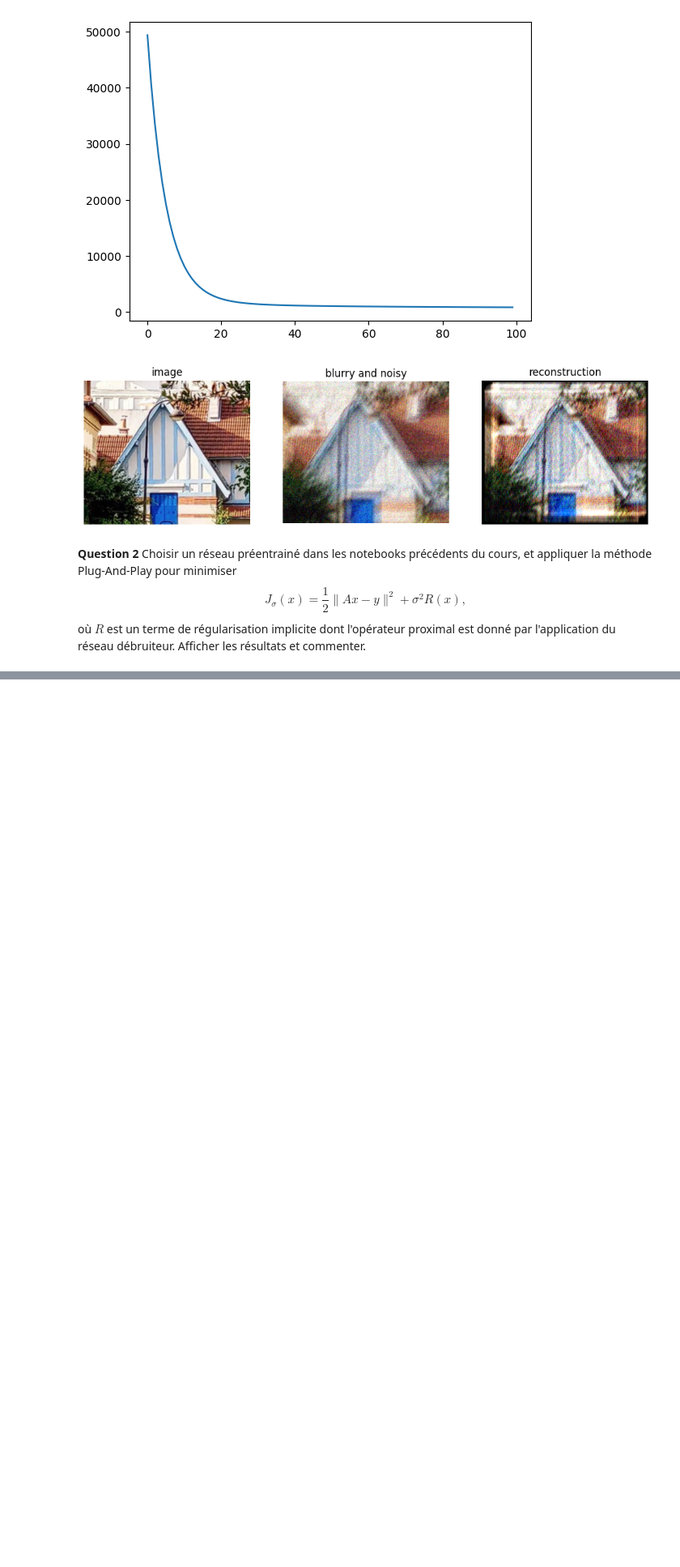
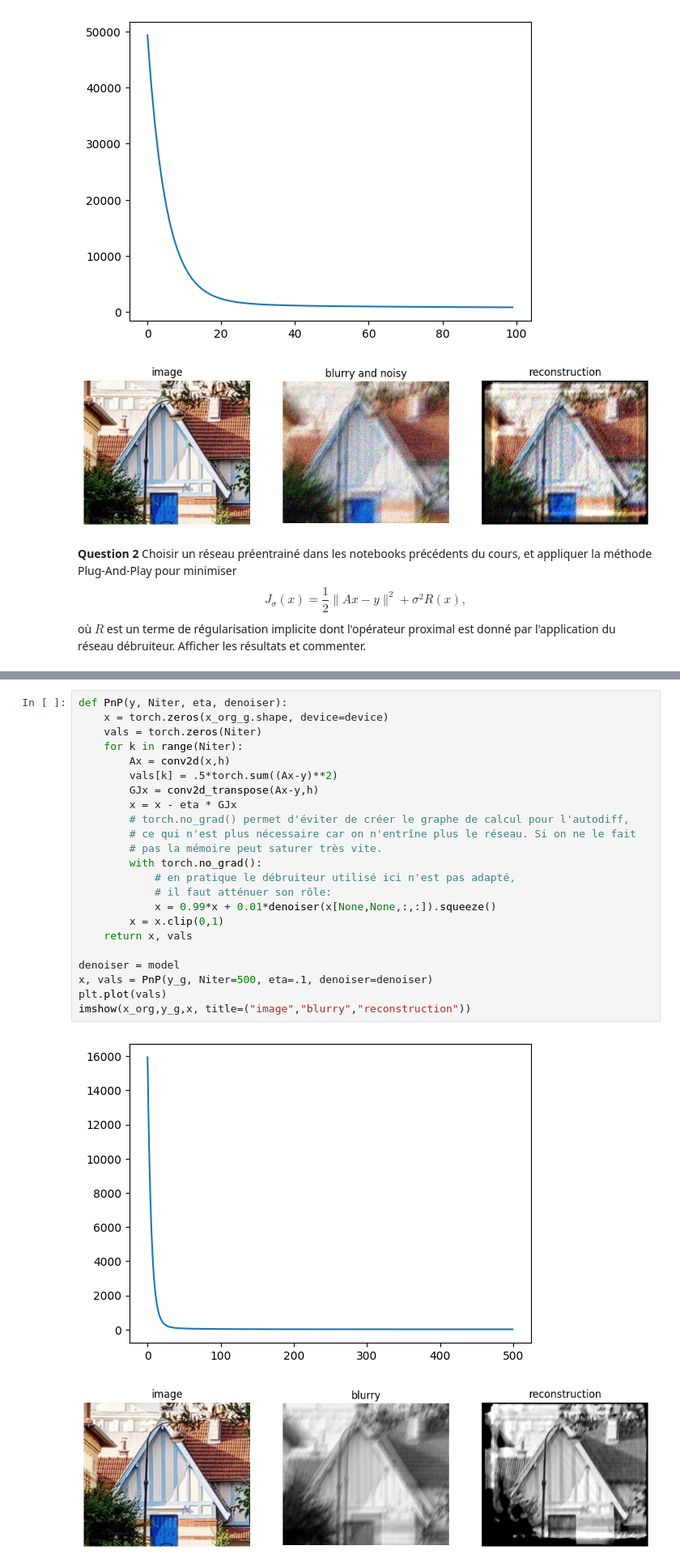
Before and after one commit to joanglaunes/deep_learning_image, a Jupyter notebook: TP_deblur_PnP_session.ipynb, the cells around one changed output, grey strips where cells are left out. Shown at 81% size. Drawn from its saved outputs; the diff is of its cells as text; blank space fills up the shorter version.

```diff
--- a/TP_deblur_PnP_session.ipynb
+++ b/TP_deblur_PnP_session.ipynb
@@ -93,0 +147,26 @@ Afficher les résultats et commenter.
+# %%
+def PnP(y, Niter, eta, denoiser):
+    x = torch.zeros(x_org_g.shape, device=device)
+    vals = torch.zeros(Niter)
+    for k in range(Niter):
+        Ax = conv2d(x,h)
+        vals[k] = .5*torch.sum((Ax-y)**2)
+        GJx = conv2d_transpose(Ax-y,h)
+        x = x - eta * GJx
+        # torch.no_grad() permet d'éviter de créer le graphe de calcul pour l'autodiff,
+        # ce qui n'est plus nécessaire car on n'entrîne plus le réseau. Si on ne le fait
+        # pas la mémoire peut saturer très vite.
+        with torch.no_grad():
+            # en pratique le débruiteur utilisé ici n'est pas adapté,
+            # il faut atténuer son rôle:
+            x = 0.99*x + 0.01*denoiser(x[None,None,:,:]).squeeze()
+        x = x.clip(0,1)
+    return x, vals
+
+denoiser = model
+x, vals = PnP(y_g, Niter=500, eta=.1, denoiser=denoiser)
+plt.plot(vals)
+imshow(x_org,y_g,x, title=("image","blurry","reconstruction"))
+# %% [output]
+[figure, added]
+[figure, added]
```
Also changed, not shown: parts of 3 cells of this notebook.
